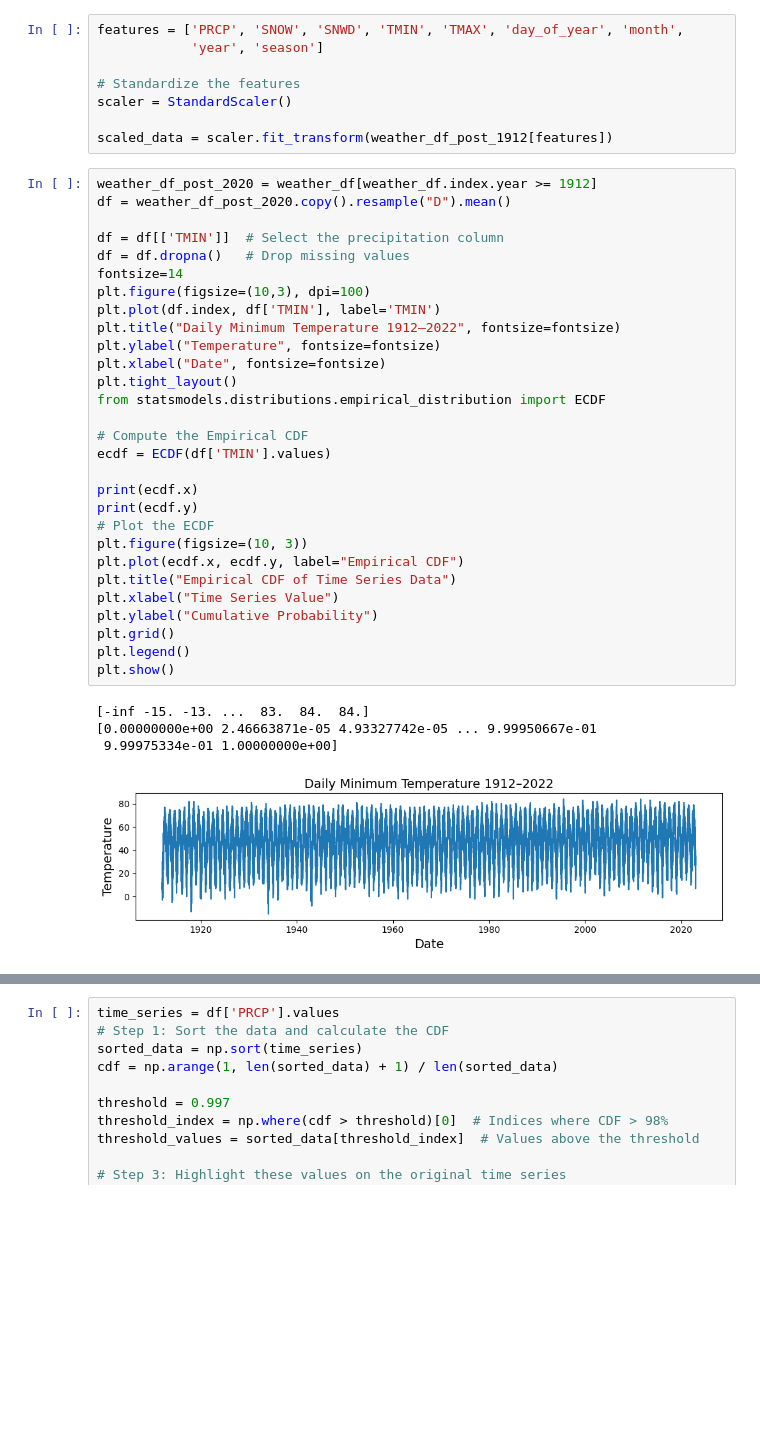
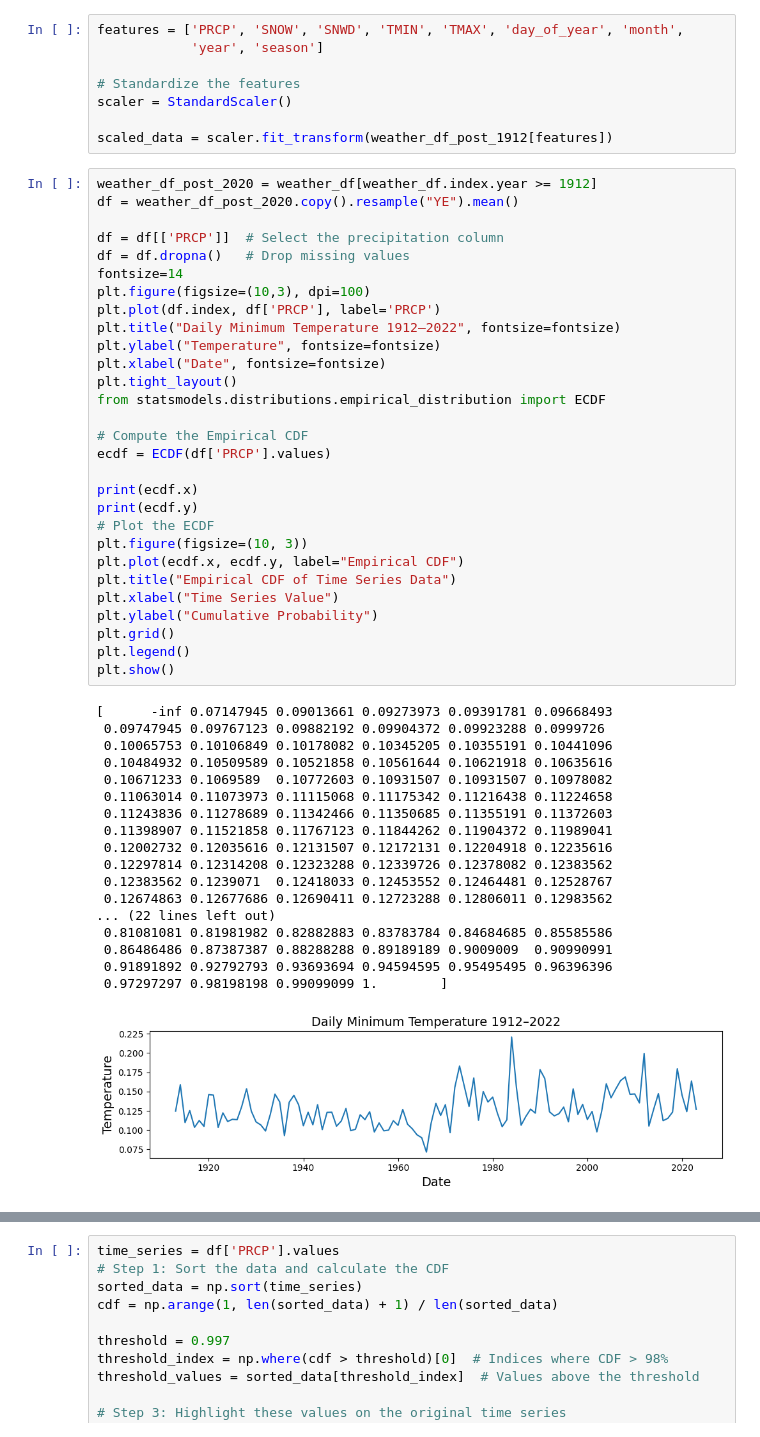
Before and after one commit to ruixuan-ray-zhang/PTSA, a Jupyter notebook: fourier_analysis.ipynb, the cells around one changed output, grey strips where cells are left out. Drawn from its saved outputs; the diff is of its cells as text; blank space fills up the shorter version.

```diff
--- a/example_code.ipynb
+++ b/fourier_analysis.ipynb
@@ -227,35 +207,49 @@ scaler = StandardScaler()
 scaled_data = scaler.fit_transform(weather_df_post_1912[features])
 # %%
 weather_df_post_2020 = weather_df[weather_df.index.year >= 1912]
-df = weather_df_post_2020.copy().resample("D").mean()
+df = weather_df_post_2020.copy().resample("YE").mean()
 
-df = df[['TMIN']]  # Select the precipitation column
+df = df[['PRCP']]  # Select the precipitation column
 df = df.dropna()   # Drop missing values
 fontsize=14
 plt.figure(figsize=(10,3), dpi=100)
-plt.plot(df.index, df['TMIN'], label='TMIN')
+plt.plot(df.index, df['PRCP'], label='PRCP')
 plt.title("Daily Minimum Temperature 1912–2022", fontsize=fontsize)
 plt.ylabel("Temperature", fontsize=fontsize)
 plt.xlabel("Date", fontsize=fontsize)
 plt.tight_layout()
 from statsmodels.distributions.empirical_distribution import ECDF
 
 # Compute the Empirical CDF
-ecdf = ECDF(df['TMIN'].values)
+ecdf = ECDF(df['PRCP'].values)
 
 print(ecdf.x)
 print(ecdf.y)
 # Plot the ECDF
 plt.figure(figsize=(10, 3))
 plt.plot(ecdf.x, ecdf.y, label="Empirical CDF")
 plt.title("Empirical CDF of Time Series Data")
 plt.xlabel("Time Series Value")
 plt.ylabel("Cumulative Probability")
 plt.grid()
 plt.legend()
 plt.show()
 # %% [output]
-[-inf -15. -13. ...  83.  84.  84.]
-[0.00000000e+00 2.46663871e-05 4.93327742e-05 ... 9.99950667e-01
- 9.99975334e-01 1.00000000e+00]
+[      -inf 0.07147945 0.09013661 0.09273973 0.09391781 0.09668493
+ 0.09747945 0.09767123 0.09882192 0.09904372 0.09923288 0.0999726
+ 0.10065753 0.10106849 0.10178082 0.10345205 0.10355191 0.10441096
+ 0.10484932 0.10509589 0.10521858 0.10561644 0.10621918 0.10635616
+ 0.10671233 0.1069589  0.10772603 0.10931507 0.10931507 0.10978082
+ 0.11063014 0.11073973 0.11115068 0.11175342 0.11216438 0.11224658
+ 0.11243836 0.11278689 0.11342466 0.11350685 0.11355191 0.11372603
+ 0.11398907 0.11521858 0.11767123 0.11844262 0.11904372 0.11989041
+ 0.12002732 0.12035616 0.12131507 0.12172131 0.12204918 0.12235616
+ 0.12297814 0.12314208 0.12323288 0.12339726 0.12378082 0.12383562
+ 0.12383562 0.1239071  0.12418033 0.12453552 0.12464481 0.12528767
+ 0.12674863 0.12677686 0.12690411 0.12723288 0.12806011 0.12983562
+... (22 lines left out)
+ 0.81081081 0.81981982 0.82882883 0.83783784 0.84684685 0.85585586
+ 0.86486486 0.87387387 0.88288288 0.89189189 0.9009009  0.90990991
+ 0.91891892 0.92792793 0.93693694 0.94594595 0.95495495 0.96396396
+ 0.97297297 0.98198198 0.99099099 1.        ]
-[figure, old version]
+[figure, new version]
```
Also changed, not shown: parts of 6 cells of this notebook, 11 other files.
